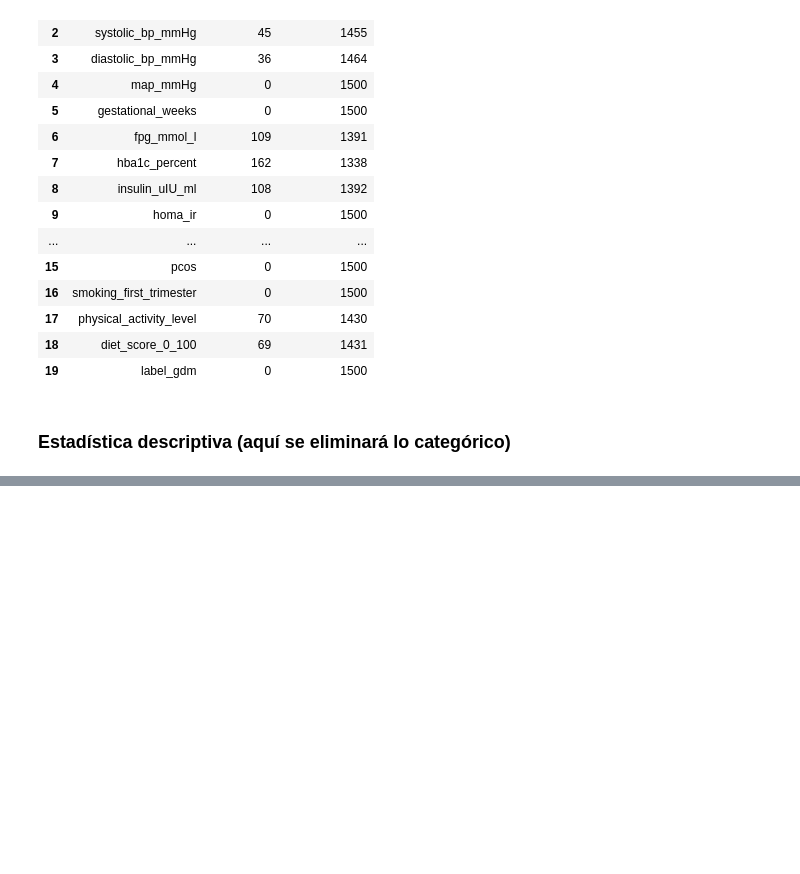
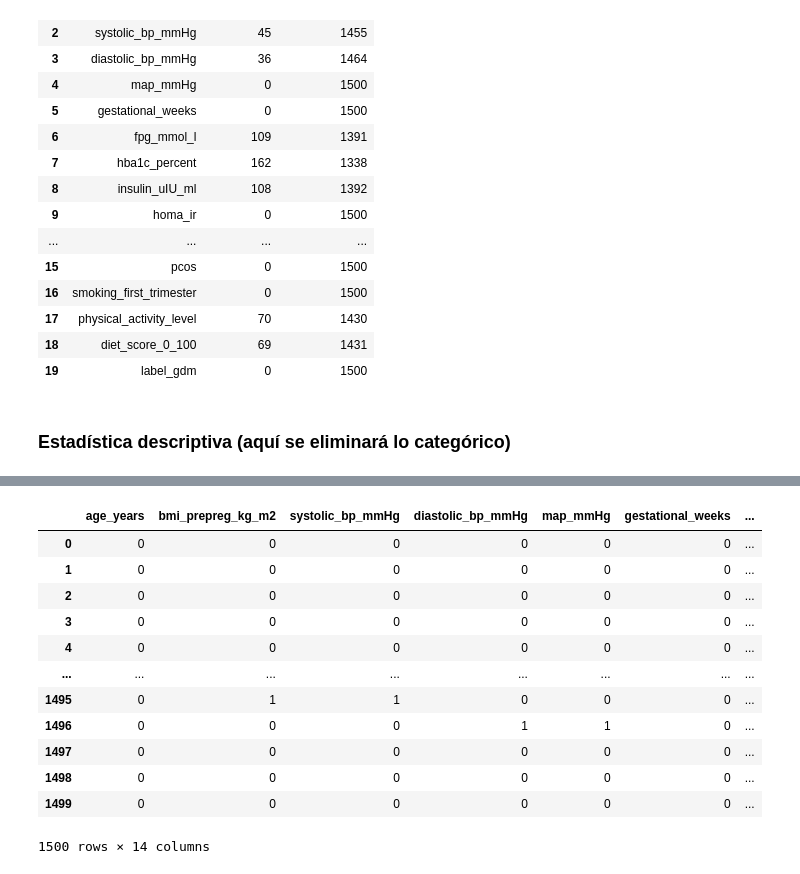
Before and after one commit to DiegoV-bit/matecdlc2025-guia2, a Jupyter notebook: check_data.ipynb, the cells around one changed output, grey strips where cells are left out. Saved outputs shown, nothing was run; the diff lists cells and outputs as text; code cells hidden in the pictures; blank space fills up the shorter version.

```diff
--- a/check_data.ipynb
+++ b/check_data.ipynb
@@ -90,0 +145,36 @@ df_summary_null
+# %%
+def check_is_outlier(value, min_value, max_value):
+    if value < min_value or value > max_value:
+        return True
+    return False
+# %%
+df_outliers = pd.DataFrame()
+
+for column in df_data.columns:
+    if column not in columns_to_ignore:
+
+        df_filter = df_statistical[df_statistical["descriptor"] == column]
+        df_filter.reset_index(inplace=True)
+
+        min_value, max_value = df_filter["min_value_for_outlier"][0], df_filter["max_value_for_outlier"][0]
+
+        df_outliers[column] = df_data[column].apply(lambda x: check_is_outlier(x, min_value, max_value))
+# %%
+outliers = df_outliers.astype(int)
+
+def generate_df_counts(df, labels):
+    data = pd.DataFrame()
+# %% [output]
+|  | age_years | bmi_prepreg_kg_m2 | systolic_bp_mmHg | diastolic_bp_mmHg | map_mmHg | gestational_weeks | ... |
+| 0 | 0 | 0 | 0 | 0 | 0 | 0 | ... |
+| 1 | 0 | 0 | 0 | 0 | 0 | 0 | ... |
+| 2 | 0 | 0 | 0 | 0 | 0 | 0 | ... |
+| 3 | 0 | 0 | 0 | 0 | 0 | 0 | ... |
+| 4 | 0 | 0 | 0 | 0 | 0 | 0 | ... |
+| ... | ... | ... | ... | ... | ... | ... | ... |
+| 1495 | 0 | 1 | 1 | 0 | 0 | 0 | ... |
+| 1496 | 0 | 0 | 0 | 1 | 1 | 0 | ... |
+| 1497 | 0 | 0 | 0 | 0 | 0 | 0 | ... |
+| 1498 | 0 | 0 | 0 | 0 | 0 | 0 | ... |
+| 1499 | 0 | 0 | 0 | 0 | 0 | 0 | ... |
+1500 rows × 14 columns
```
Also changed, not shown: parts of 4 cells of this notebook, 2 other files.
